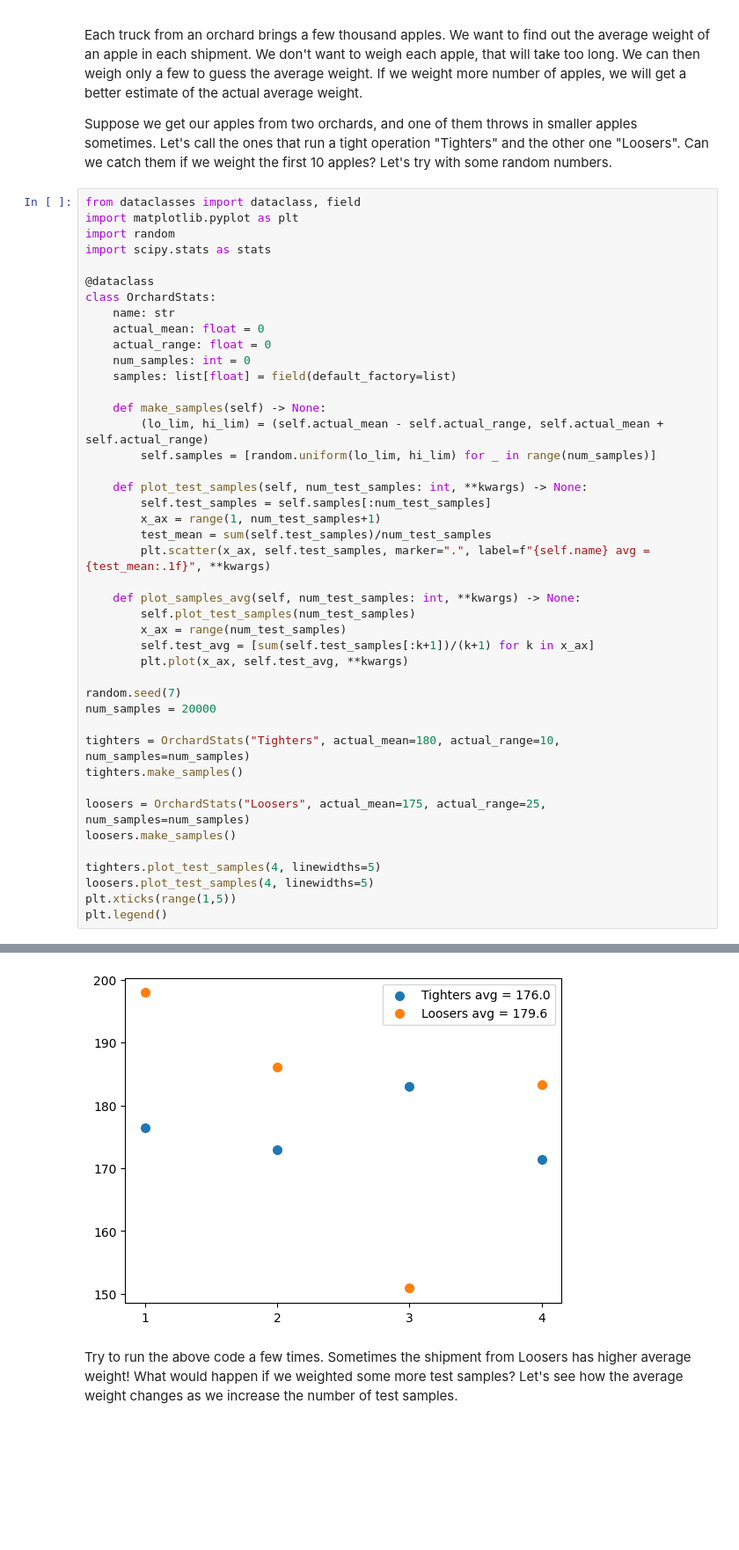
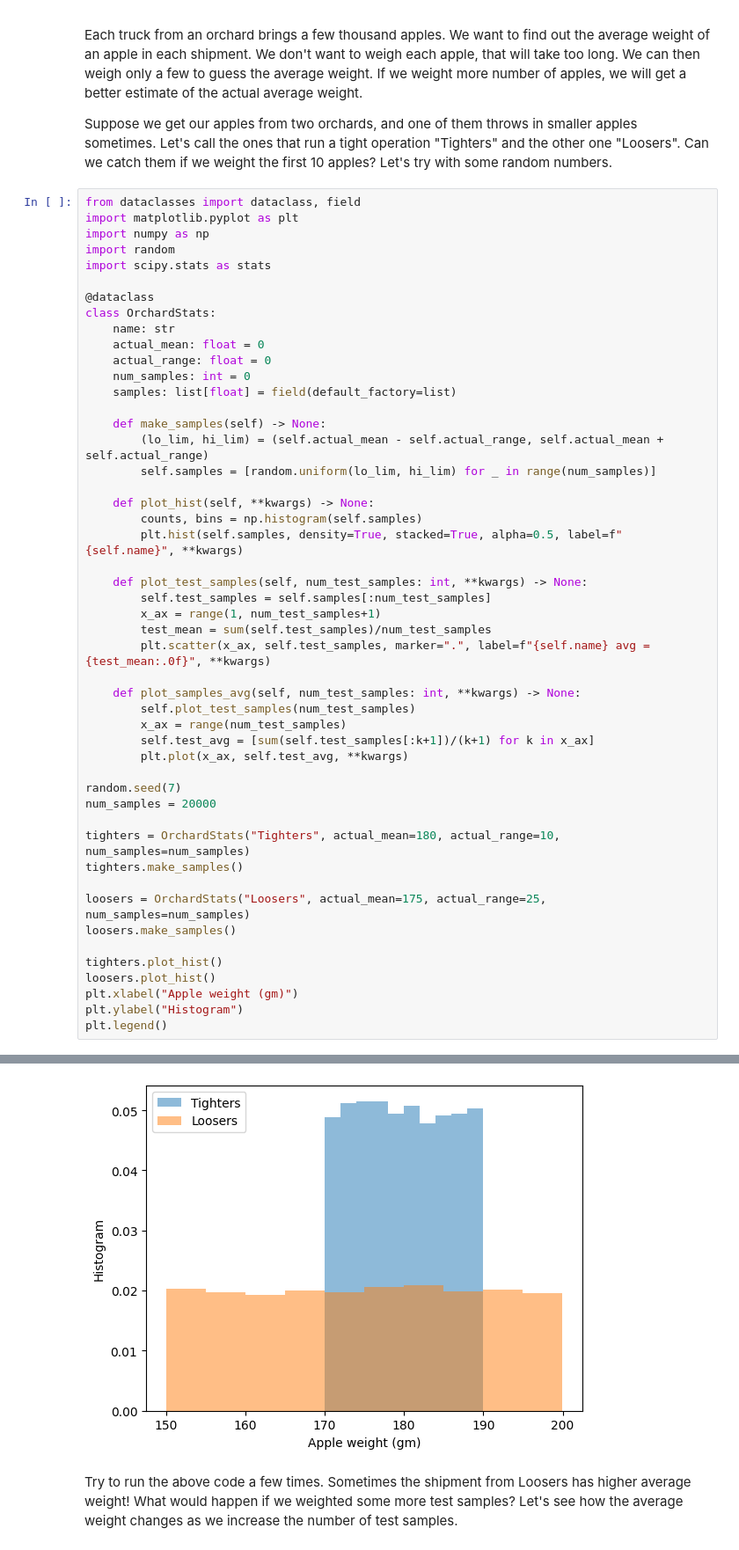
Before and after one commit to sanjaymjoshi/relistats, a Jupyter notebook: example/explore_quantile.ipynb, the cells around one changed output, grey strips where cells are left out. Shown at 88% size. Drawn from its saved outputs; the diff is of its cells as text; blank space fills up the shorter version.

Commit message:
histogram and other cleanups

```diff
--- a/example/explore_quantile.ipynb
+++ b/example/explore_quantile.ipynb
@@ -19,6 +19,7 @@ Suppose we get our apples from two orchards, and one of them throws in smaller a
 # %%
 from dataclasses import dataclass, field
 import matplotlib.pyplot as plt
+import numpy as np
 import random
 import scipy.stats as stats
 
@@ -30,38 +31,43 @@ class OrchardStats:
     num_samples: int = 0
     samples: list[float] = field(default_factory=list)
 
     def make_samples(self) -> None:
         (lo_lim, hi_lim) = (self.actual_mean - self.actual_range, self.actual_mean + self.actual_range)
         self.samples = [random.uniform(lo_lim, hi_lim) for _ in range(num_samples)]
 
+    def plot_hist(self, **kwargs) -> None:
+        counts, bins = np.histogram(self.samples)
+        plt.hist(self.samples, density=True, stacked=True, alpha=0.5, label=f"{self.name}", **kwargs)
+
     def plot_test_samples(self, num_test_samples: int, **kwargs) -> None:
         self.test_samples = self.samples[:num_test_samples]
         x_ax = range(1, num_test_samples+1)
         test_mean = sum(self.test_samples)/num_test_samples
-        plt.scatter(x_ax, self.test_samples, marker=".", label=f"{self.name} avg = {test_mean:.1f}", **kwargs)
+        plt.scatter(x_ax, self.test_samples, marker=".", label=f"{self.name} avg = {test_mean:.0f}", **kwargs)
 
     def plot_samples_avg(self, num_test_samples: int, **kwargs) -> None:
         self.plot_test_samples(num_test_samples)
         x_ax = range(num_test_samples)
         self.test_avg = [sum(self.test_samples[:k+1])/(k+1) for k in x_ax]
         plt.plot(x_ax, self.test_avg, **kwargs)
 
 random.seed(7)
 num_samples = 20000
 
 tighters = OrchardStats("Tighters", actual_mean=180, actual_range=10, num_samples=num_samples)
 tighters.make_samples()
 
 loosers = OrchardStats("Loosers", actual_mean=175, actual_range=25, num_samples=num_samples)
 loosers.make_samples()
 
-tighters.plot_test_samples(4, linewidths=5)
-loosers.plot_test_samples(4, linewidths=5)
-plt.xticks(range(1,5))
+tighters.plot_hist()
+loosers.plot_hist()
+plt.xlabel("Apple weight (gm)")
+plt.ylabel("Histogram")
 plt.legend()
 # %% [output]
 <matplotlib.legend.Legend at 0x...>
-[figure, old version]
+[figure, new version]
 # %% [markdown]
 Try to run the above code a few times. Sometimes the shipment from Loosers has higher average weight! What would happen if we weighted some more test samples? Let's see how the average weight changes as we increase the number of test samples.
 # %%
```
Also changed, not shown: parts of 2 cells of this notebook.
